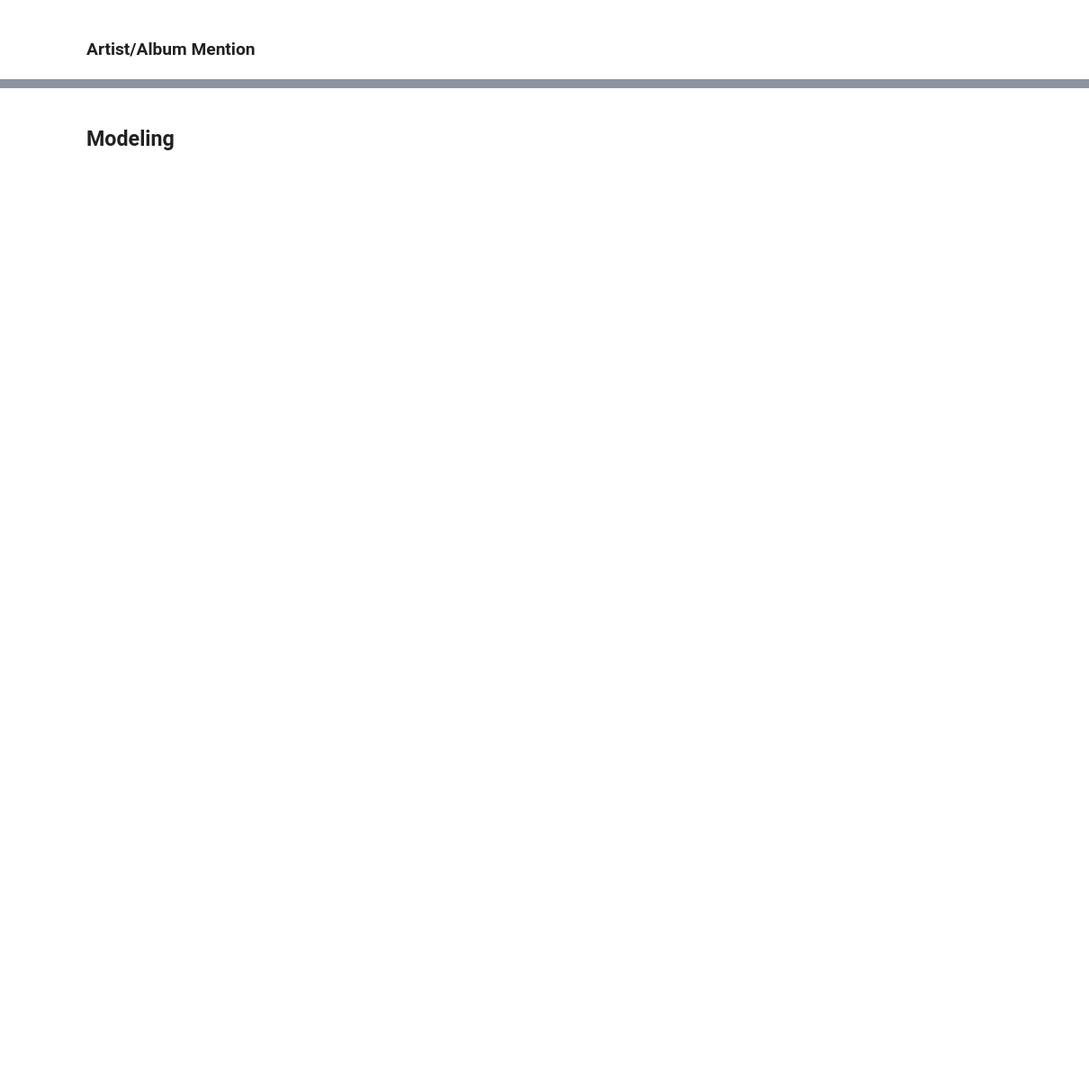
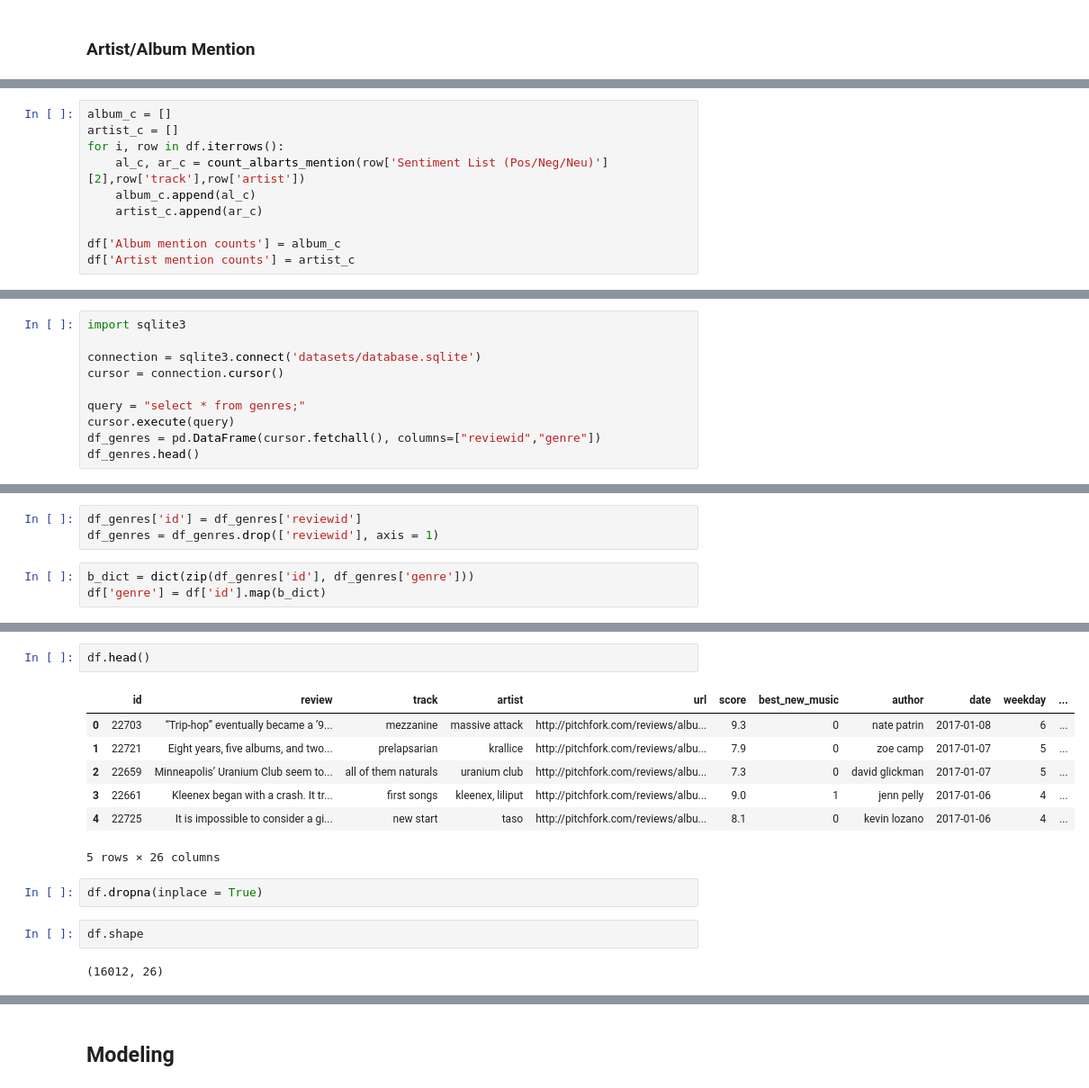
Before and after one commit to Lewy09-Tm25/Album-Reviews-Sentiment-Analysis, a Jupyter notebook: baseline_notebook.ipynb, the cells around one changed output, grey strips where cells are left out. Shown at 90% size. Cells and saved outputs as stored; diff of their text form; blank space fills up the shorter version.

```diff
--- a/baseline_notebook.ipynb
+++ b/baseline_notebook.ipynb
@@ -213,0 +210,10 @@ TypeError: tuple indices must be integers or slices, not str
+# %%
+album_c = []
+artist_c = []
+for i, row in df.iterrows():
+    al_c, ar_c = count_albarts_mention(row['Sentiment List (Pos/Neg/Neu)'][2],row['track'],row['artist'])
+    album_c.append(al_c)
+    artist_c.append(ar_c)
+
+df['Album mention counts'] = album_c
+df['Artist mention counts'] = artist_c
@@ -213,0 +222,10 @@ TypeError: tuple indices must be integers or slices, not str
+# %%
+import sqlite3
+
+connection = sqlite3.connect('datasets/database.sqlite')
+cursor = connection.cursor()
+
+query = "select * from genres;"
+cursor.execute(query)
+df_genres = pd.DataFrame(cursor.fetchall(), columns=["reviewid","genre"])
+df_genres.head()
@@ -213,0 +252,6 @@ TypeError: tuple indices must be integers or slices, not str
+# %%
+df_genres['id'] = df_genres['reviewid']
+df_genres = df_genres.drop(['reviewid'], axis = 1)
+# %%
+b_dict = dict(zip(df_genres['id'], df_genres['genre']))
+df['genre'] = df['id'].map(b_dict)
@@ -213,0 +282,16 @@ TypeError: tuple indices must be integers or slices, not str
+# %%
+df.head()
+# %% [output]
+|  | id | review | track | artist | url | score | best_new_music | author | date | weekday | ... |
+| 0 | 22703 | “Trip-hop” eventually became a ’9... | mezzanine | massive attack | http://pitchfork.com/reviews/albu... | 9.3 | 0 | nate patrin | 2017-01-08 | 6 | ... |
+| 1 | 22721 | Eight years, five albums, and two... | prelapsarian | krallice | http://pitchfork.com/reviews/albu... | 7.9 | 0 | zoe camp | 2017-01-07 | 5 | ... |
+| 2 | 22659 | Minneapolis’ Uranium Club seem to... | all of them naturals | uranium club | http://pitchfork.com/reviews/albu... | 7.3 | 0 | david glickman | 2017-01-07 | 5 | ... |
+| 3 | 22661 | Kleenex began with a crash. It tr... | first songs | kleenex, liliput | http://pitchfork.com/reviews/albu... | 9.0 | 1 | jenn pelly | 2017-01-06 | 4 | ... |
+| 4 | 22725 | It is impossible to consider a gi... | new start | taso | http://pitchfork.com/reviews/albu... | 8.1 | 0 | kevin lozano | 2017-01-06 | 4 | ... |
+5 rows × 26 columns
+# %%
+df.dropna(inplace = True)
+# %%
+df.shape
+# %% [output]
+(16012, 26)
```
Also changed, not shown: parts of 29 cells of this notebook, 1 other file.
